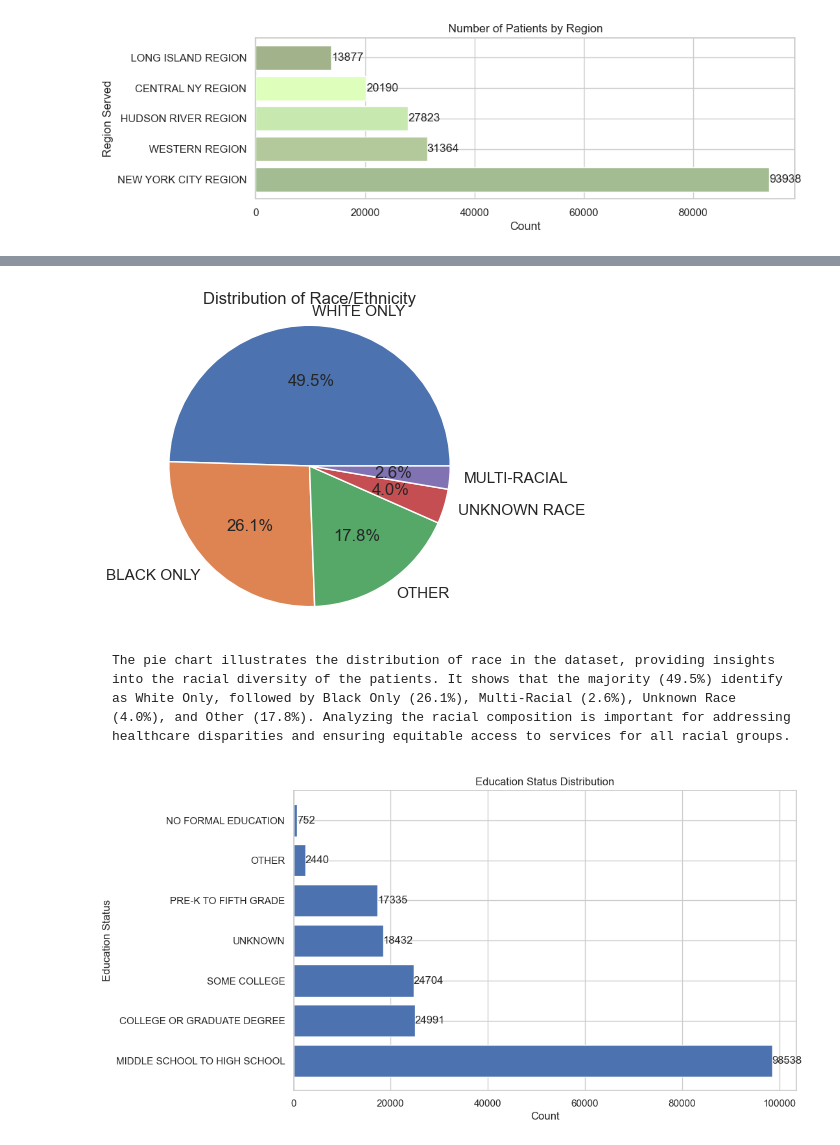
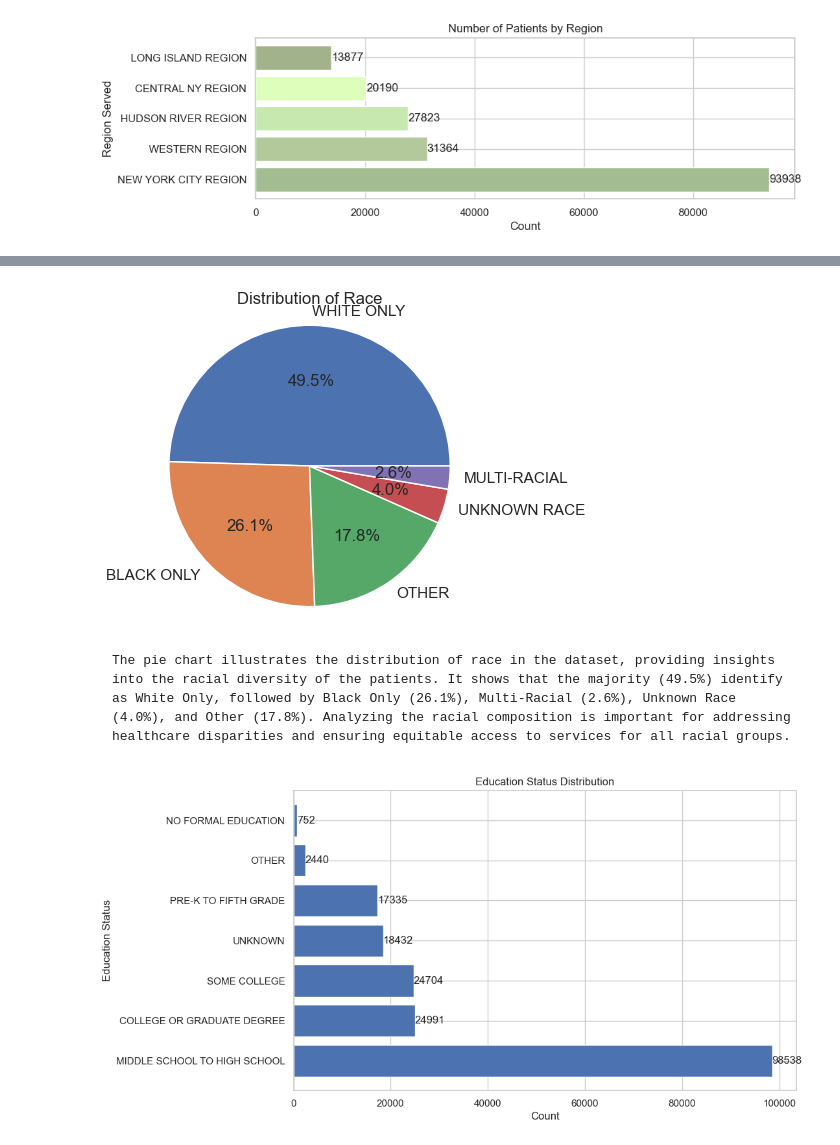
Before and after one commit to TheaClarisseDelosSantos/IT-BA-3204-EquiHealth, a Jupyter notebook: PatientDemographics.ipynb, the cells around one changed output, grey strips where cells are left out. Drawn from its saved outputs; the diff is of its cells as text; code cells hidden in the pictures.

```diff
--- a/PatientDemographics.ipynb
+++ b/PatientDemographics.ipynb
@@ -177,24 +177,24 @@ plt.show()
 # %%
 race_counts = df['Race']
 plt.figure(figsize=(4,4))
 
 frequency_table = df2['Race'].value_counts()
 percentage_table = frequency_table / frequency_table.sum() * 100
 
 percentage_table = percentage_table.round(2)
 percentage_table = percentage_table.reset_index()
 percentage_table.columns = ['Race','Percentage']
 
 labels = percentage_table['Race']
 sizes = percentage_table['Percentage']
 plt.pie(sizes, labels=labels, autopct='%1.1f%%')
 plt.axis('equal')
-plt.title('Distribution of Race/Ethnicity')
+plt.title('Distribution of Race')
 plt.show()
 # %% [output]
-[figure, old version]
+[figure, new version]
-# %% [markdown]
-    The pie chart illustrates the distribution of race in the dataset, providing insights into the racial diversity of the patients. It shows that the majority (49.5%) identify as White Only, followed by Black Only (26.1%), Multi-Racial (2.6%), Unknown Race (4.0%), and Other (17.8%). Analyzing the racial composition is important for addressing healthcare disparities and ensuring equitable access to services for all racial groups.
+# %% [markdown]
+    The pie chart illustrates the distribution of race in the dataset, providing insights into the racial diversity of the patients. It shows that the majority (49.5%) identify as White Only, followed by Black Only (26.1%), Multi-Racial (2.6%), Unknown Race (4.0%), and Other (17.8%). Analyzing the racial composition is important for addressing healthcare disparities and ensuring equitable access to services for all racial groups.
 # %%
 educations_counts = df2['Education Status'].value_counts()
 plt.figure(figsize=(10, 6))
```
Also changed, not shown: parts of 20 cells of this notebook.
